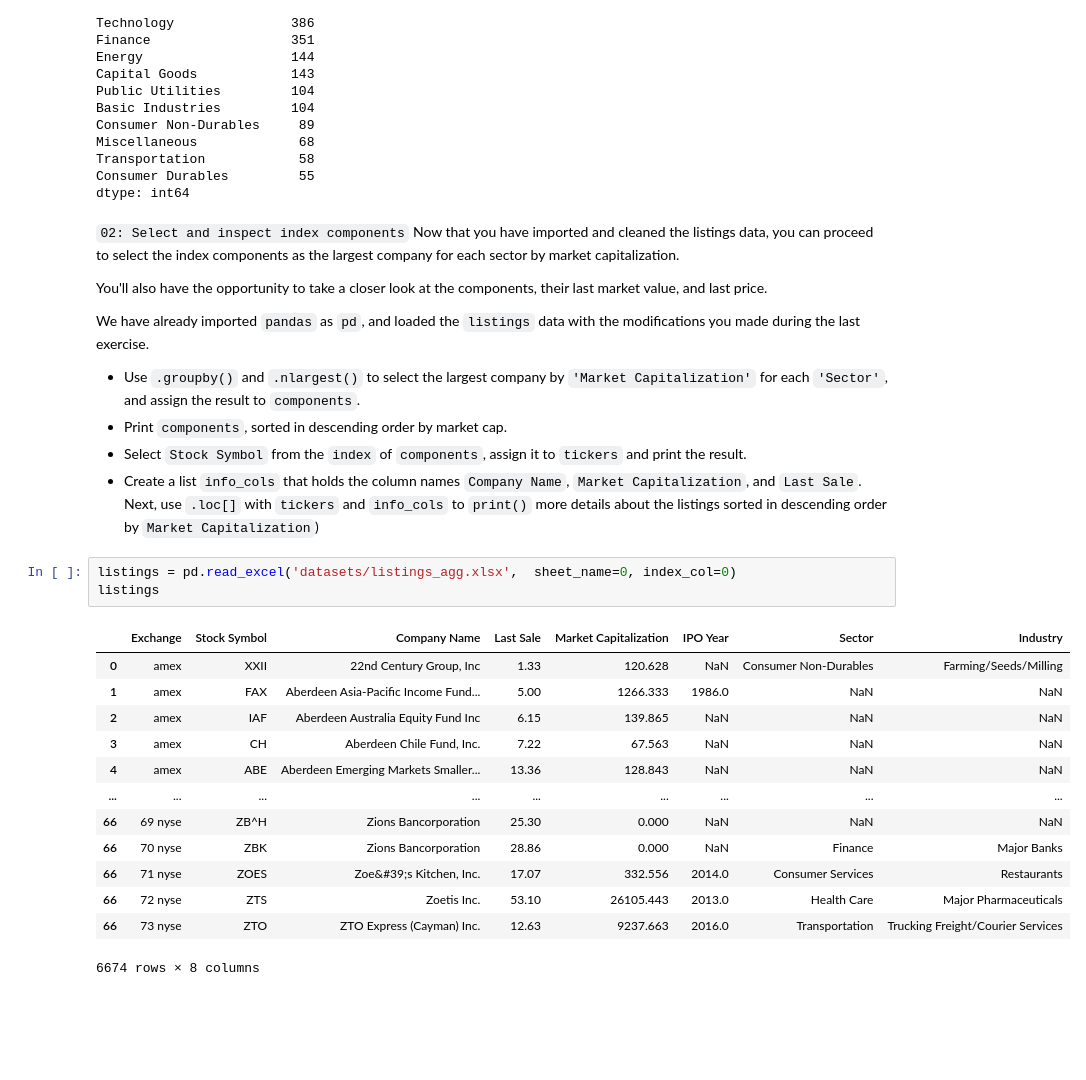
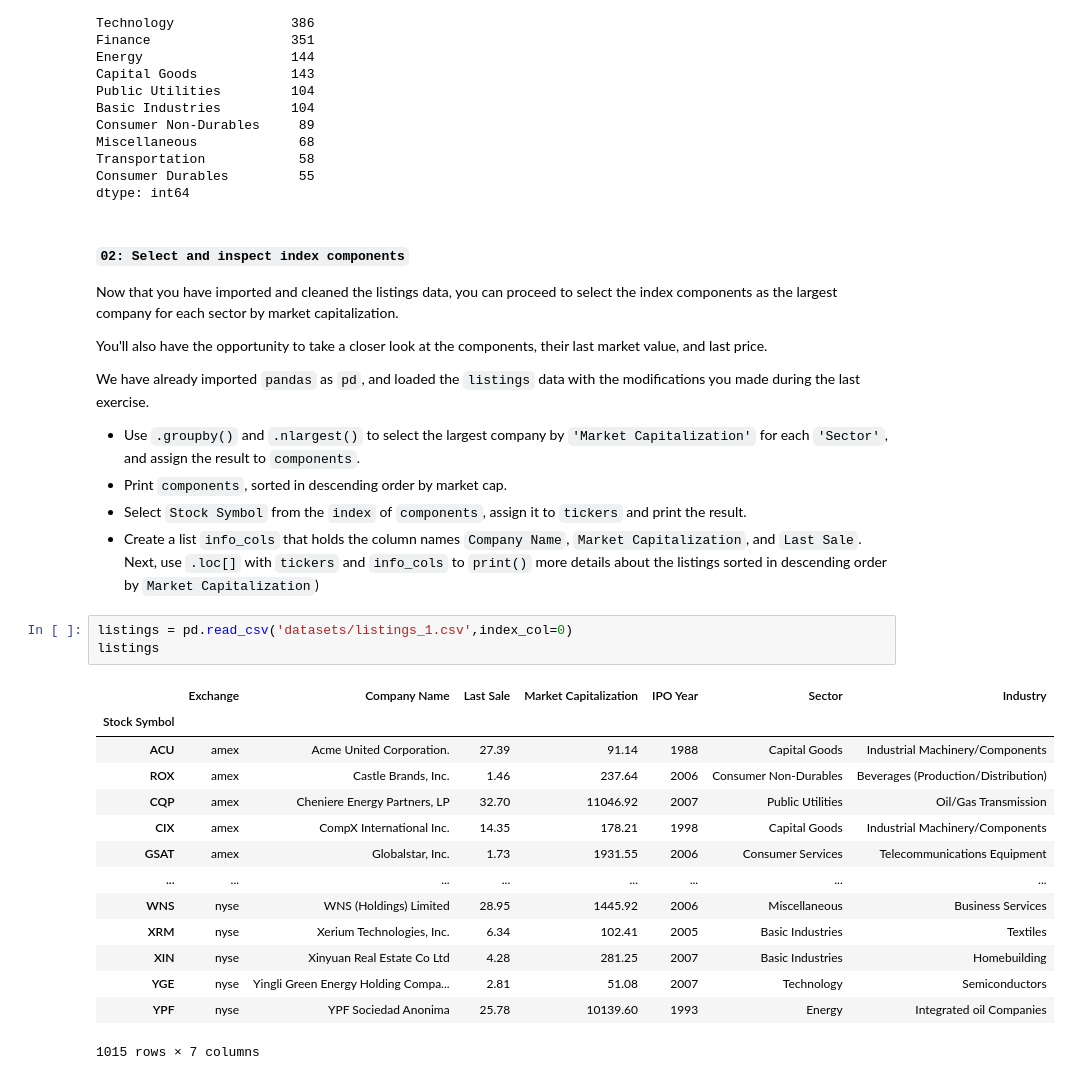
Before and after one commit to AI-MOO/Time_Series_Datacamp, a Jupyter notebook: 01_Manipulating_Time_Series_Data_in_Python/04_Putting_it_all_together_Building_a_value_weighted_index.ipynb, the cells around one changed output. Cells and saved outputs as stored; diff of their text form; blank space fills up the shorter version.

```diff
--- a/01_Manipulating_Time_Series_Data_in_Python/04_Putting_it_all_together_Building_a_value_weighted_index.ipynb
+++ b/01_Manipulating_Time_Series_Data_in_Python/04_Putting_it_all_together_Building_a_value_weighted_index.ipynb
@@ -88,7 +88,8 @@ Transportation            58
 Consumer Durables         55
 dtype: int64
 # %% [markdown]
-`02: Select and inspect index components`
+#### `02: Select and inspect index components`
+
 Now that you have imported and cleaned the listings data, you can proceed to select the index components as the largest company for each sector by market capitalization.
 
 You'll also have the opportunity to take a closer look at the components, their last market value, and last price.
@@ -101,19 +102,20 @@ We have already imported `pandas` as `pd`, and loaded the `listings` data with t
 - Select `Stock Symbol` from the `index` of `components`, assign it to `tickers` and print the result.
 - Create a list `info_cols` that holds the column names `Company Name`, `Market Capitalization`, and `Last Sale`. Next, use `.loc[]` with `tickers` and `info_cols` to `print()` more details about the listings sorted in descending order by `Market Capitalization`)
 # %%
-listings = pd.read_excel('datasets/listings_agg.xlsx',  sheet_name=0, index_col=0)
+listings = pd.read_csv('datasets/listings_1.csv',index_col=0)
 listings
 # %% [output]
-|  | Exchange | Stock Symbol | Company Name | Last Sale | Market Capitalization | IPO Year | Sector | Industry |
-| 0 | amex | XXII | 22nd Century Group, Inc | 1.33 | 120.628 | NaN | Consumer Non-Durables | Farming/Seeds/Milling |
-| 1 | amex | FAX | Aberdeen Asia-Pacific Income Fund... | 5.00 | 1266.333 | 1986.0 | NaN | NaN |
-| 2 | amex | IAF | Aberdeen Australia Equity Fund Inc | 6.15 | 139.865 | NaN | NaN | NaN |
-| 3 | amex | CH | Aberdeen Chile Fund, Inc. | 7.22 | 67.563 | NaN | NaN | NaN |
-| 4 | amex | ABE | Aberdeen Emerging Markets Smaller... | 13.36 | 128.843 | NaN | NaN | NaN |
-| ... | ... | ... | ... | ... | ... | ... | ... | ... |
-| 66 | 69 nyse | ZB^H | Zions Bancorporation | 25.30 | 0.000 | NaN | NaN | NaN |
-| 66 | 70 nyse | ZBK | Zions Bancorporation | 28.86 | 0.000 | NaN | Finance | Major Banks |
-| 66 | 71 nyse | ZOES | Zoe&#39;s Kitchen, Inc. | 17.07 | 332.556 | 2014.0 | Consumer Services | Restaurants |
-| 66 | 72 nyse | ZTS | Zoetis Inc. | 53.10 | 26105.443 | 2013.0 | Health Care | Major Pharmaceuticals |
-| 66 | 73 nyse | ZTO | ZTO Express (Cayman) Inc. | 12.63 | 9237.663 | 2016.0 | Transportation | Trucking Freight/Courier Services |
+|  | Exchange | Company Name | Last Sale | Market Capitalization | IPO Year | Sector | Industry |
+| Stock Symbol |  |  |  |  |  |  |  |
+| ACU | amex | Acme United Corporation. | 27.39 | 91.14 | 1988 | Capital Goods | Industrial Machinery/Components |
+| ROX | amex | Castle Brands, Inc. | 1.46 | 237.64 | 2006 | Consumer Non-Durables | Beverages (Production/Distribution) |
+| CQP | amex | Cheniere Energy Partners, LP | 32.70 | 11046.92 | 2007 | Public Utilities | Oil/Gas Transmission |
+| CIX | amex | CompX International Inc. | 14.35 | 178.21 | 1998 | Capital Goods | Industrial Machinery/Components |
+| GSAT | amex | Globalstar, Inc. | 1.73 | 1931.55 | 2006 | Consumer Services | Telecommunications Equipment |
+| ... | ... | ... | ... | ... | ... | ... | ... |
+| WNS | nyse | WNS (Holdings) Limited | 28.95 | 1445.92 | 2006 | Miscellaneous | Business Services |
+| XRM | nyse | Xerium Technologies, Inc. | 6.34 | 102.41 | 2005 | Basic Industries | Textiles |
+| XIN | nyse | Xinyuan Real Estate Co Ltd | 4.28 | 281.25 | 2007 | Basic Industries | Homebuilding |
+| YGE | nyse | Yingli Green Energy Holding Compa... | 2.81 | 51.08 | 2007 | Technology | Semiconductors |
+| YPF | nyse | YPF Sociedad Anonima | 25.78 | 10139.60 | 1993 | Energy | Integrated oil Companies |
-6674 rows × 8 columns
+1015 rows × 7 columns
```
Also changed, not shown: parts of 4 cells of this notebook.
